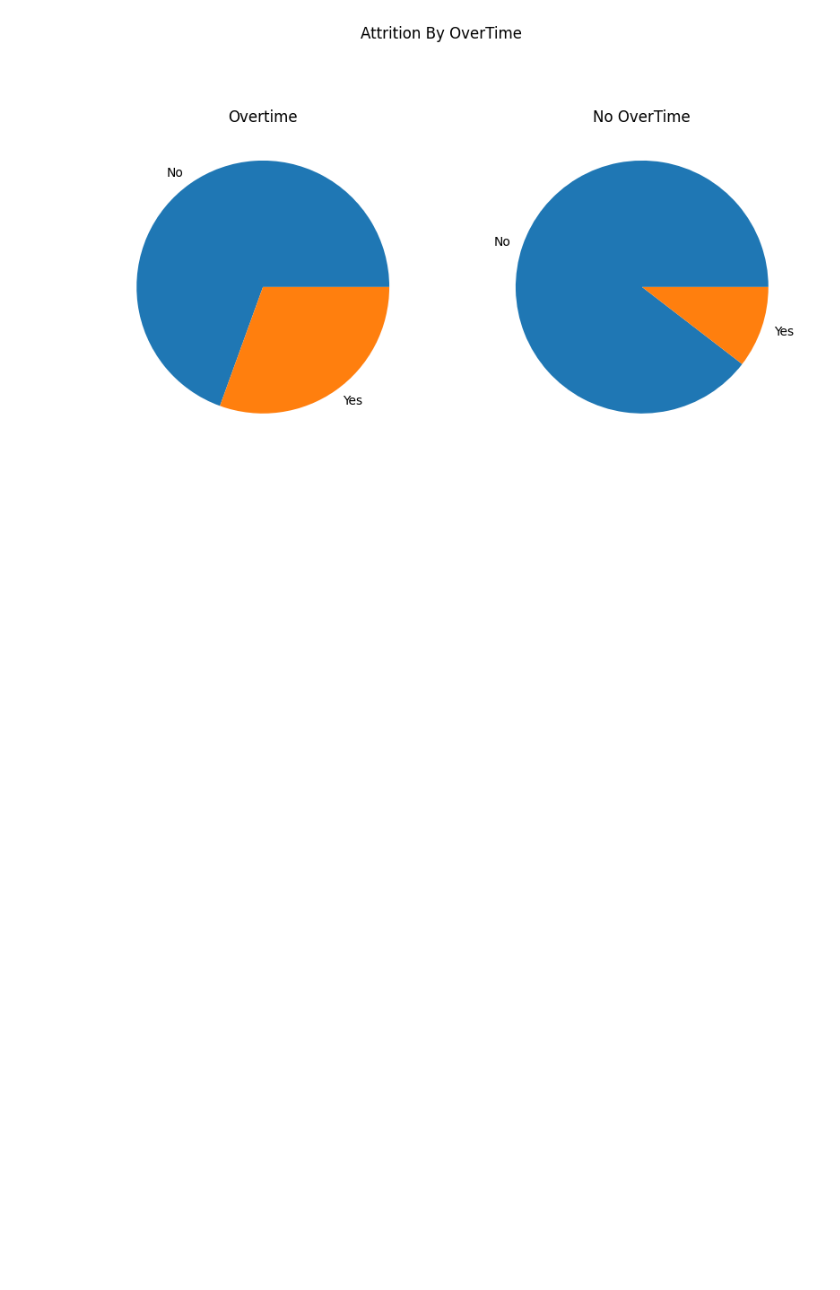
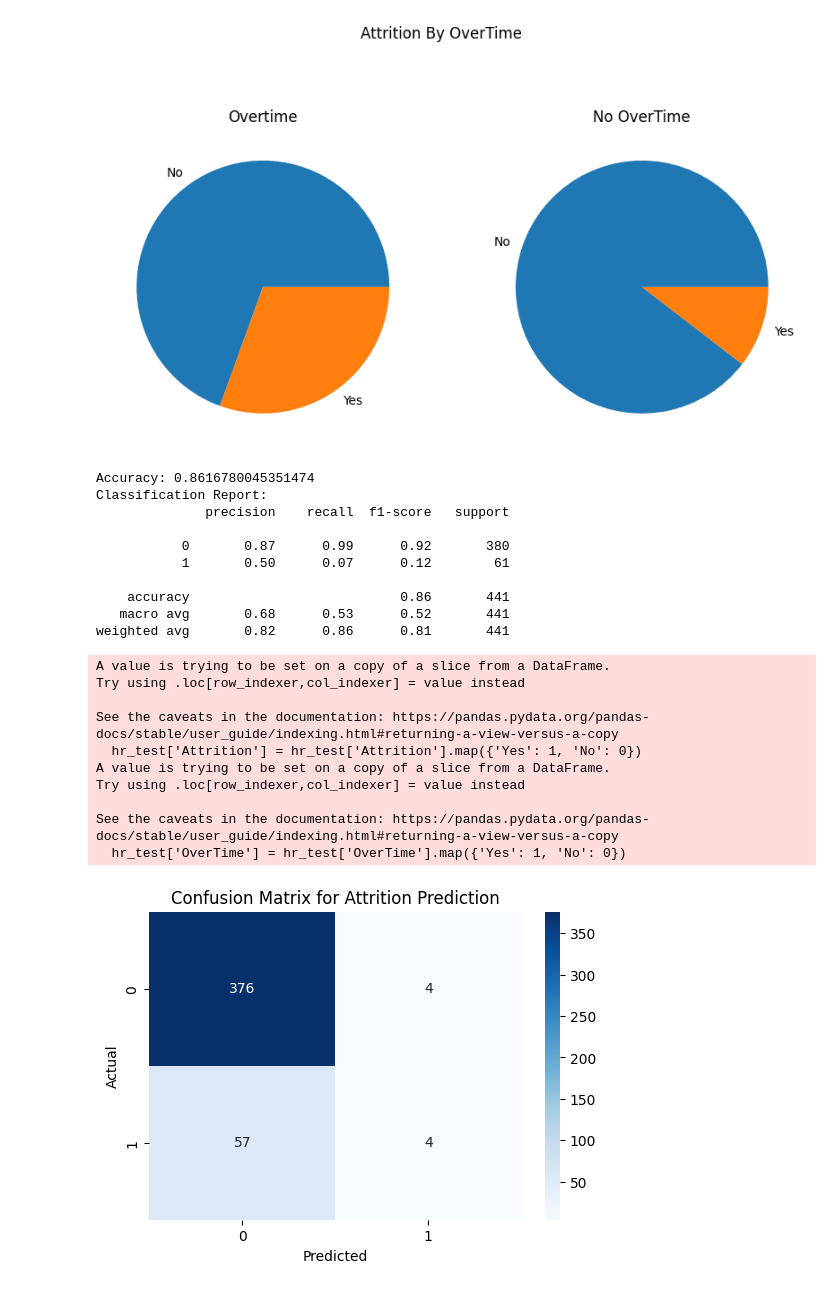
Before and after one commit to qasem-ezzaldeen/Data-Analysis-Project, a Jupyter notebook: Explore.ipynb, the cells around one changed output. Drawn from its saved outputs; the diff is of its cells as text; code cells hidden in the pictures; blank space fills up the shorter version.

```diff
--- a/Explore.ipynb
+++ b/Explore.ipynb
@@ -202,3 +203,69 @@ plt.title("No OverTime")
 # %% [output]
 Text(0.5, 1.0, 'No OverTime')
 [figure]
+# %%
+#Employee Attrition Prediction
+# hr.isna().sum()
+from sklearn.model_selection import train_test_split
+from sklearn.linear_model import LogisticRegression
+from sklearn.metrics import accuracy_score, confusion_matrix, classification_report
+
+
+
+# Select relevant columns and clean data (drop missing values, encode categorical variables)
+columns = ['Age', 'MonthlyIncome', 'JobSatisfaction', 'YearsAtCompany', 'OverTime', 'WorkLifeBalance', 'DistanceFromHome', 'Attrition']
+hr_test = hr[columns]
+
+# Encode categorical variables
+hr_test['Attrition'] = hr_test['Attrition'].map({'Yes': 1, 'No': 0})
+hr_test['OverTime'] = hr_test['OverTime'].map({'Yes': 1, 'No': 0})
+
+# Split data into features (X) and target (y)
+X = hr_test.drop(columns='Attrition')
+y = hr_test['Attrition']
+
+# Split into training and test sets
+X_train, X_test, y_train, y_test = train_test_split(X, y, test_size=0.3, random_state=42)
+
+# Train Logistic Regression model
+model = LogisticRegression(max_iter=1000)
+model.fit(X_train, y_train)
+
+# Make predictions
+y_pred = model.predict(X_test)
+
+# Print evaluation metrics
+print(f'Accuracy: {accuracy_score(y_test, y_pred)}')
+print('Classification Report:')
+print(classification_report(y_test, y_pred))
+
+# Plot confusion matrix
+conf_matrix = confusion_matrix(y_test, y_pred)
+plt.figure(figsize=(6, 4))
+sns.heatmap(conf_matrix, annot=True, fmt='d', cmap='Blues')
+plt.title('Confusion Matrix for Attrition Prediction')
+plt.xlabel('Predicted')
+plt.ylabel('Actual')
+plt.show()
+# %% [output]
+Accuracy: 0.8616780045351474
+Classification Report:
+              precision    recall  f1-score   support
+
+           0       0.87      0.99      0.92       380
+           1       0.50      0.07      0.12        61
+
+    accuracy                           0.86       441
+   macro avg       0.68      0.53      0.52       441
+weighted avg       0.82      0.86      0.81       441
+A value is trying to be set on a copy of a slice from a DataFrame.
+Try using .loc[row_indexer,col_indexer] = value instead
+
+See the caveats in the documentation: https://pandas.pydata.org/pandas-docs/stable/user_guide/indexing.html#returning-a-view-versus-a-copy
+  hr_test['Attrition'] = hr_test['Attrition'].map({'Yes': 1, 'No': 0})
+A value is trying to be set on a copy of a slice from a DataFrame.
+Try using .loc[row_indexer,col_indexer] = value instead
+
+See the caveats in the documentation: https://pandas.pydata.org/pandas-docs/stable/user_guide/indexing.html#returning-a-view-versus-a-copy
+  hr_test['OverTime'] = hr_test['OverTime'].map({'Yes': 1, 'No': 0})
+[figure, added]
```
Also changed, not shown: parts of 7 cells of this notebook.
